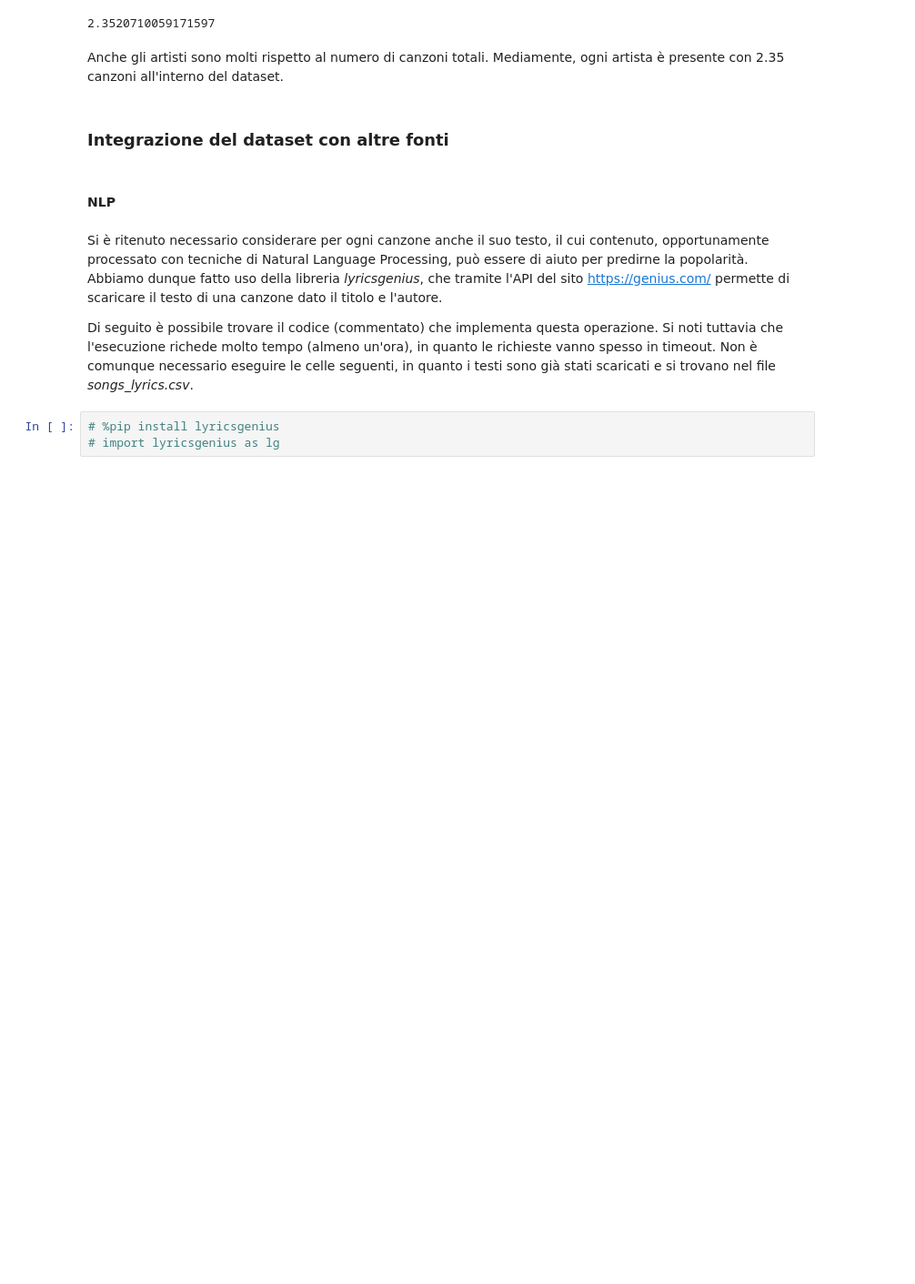
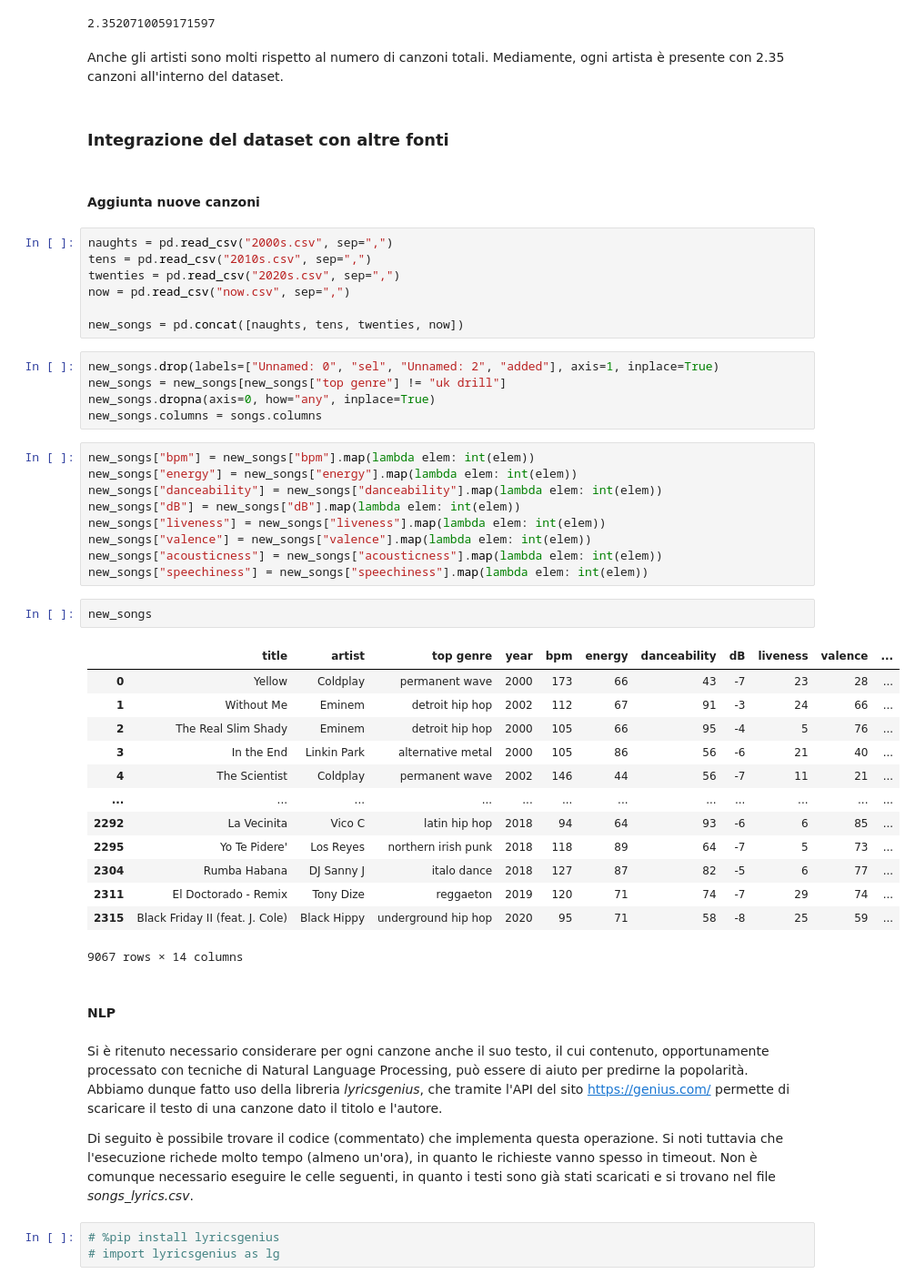
Before and after one commit to AndreaZavatta/Songs-Popularity-Prediction, a Jupyter notebook: songs-popularity-prediction.ipynb, the cells around one changed output. Shown at 91% size. Cells and saved outputs as stored; diff of their text form; blank space fills up the shorter version.

```diff
--- a/songs-popularity-prediction.ipynb
+++ b/songs-popularity-prediction.ipynb
@@ -176,6 +176,45 @@ songs["artist"].count() / songs["artist"].value_counts().count()
 Anche gli artisti sono molti rispetto al numero di canzoni totali. Mediamente, ogni artista è presente con 2.35 canzoni all'interno del dataset.
 # %% [markdown]
 ### Integrazione del dataset con altre fonti
+# %% [markdown]
+#### Aggiunta nuove canzoni
+# %%
+naughts = pd.read_csv("2000s.csv", sep=",")
+tens = pd.read_csv("2010s.csv", sep=",")
+twenties = pd.read_csv("2020s.csv", sep=",")
+now = pd.read_csv("now.csv", sep=",")
+
+new_songs = pd.concat([naughts, tens, twenties, now])
+# %%
+new_songs.drop(labels=["Unnamed: 0", "sel", "Unnamed: 2", "added"], axis=1, inplace=True)
+new_songs = new_songs[new_songs["top genre"] != "uk drill"]
+new_songs.dropna(axis=0, how="any", inplace=True)
+new_songs.columns = songs.columns
+# %%
+new_songs["bpm"] = new_songs["bpm"].map(lambda elem: int(elem))
+new_songs["energy"] = new_songs["energy"].map(lambda elem: int(elem))
+new_songs["danceability"] = new_songs["danceability"].map(lambda elem: int(elem))
+new_songs["dB"] = new_songs["dB"].map(lambda elem: int(elem))
+new_songs["liveness"] = new_songs["liveness"].map(lambda elem: int(elem))
+new_songs["valence"] = new_songs["valence"].map(lambda elem: int(elem))
+new_songs["acousticness"] = new_songs["acousticness"].map(lambda elem: int(elem))
+new_songs["speechiness"] = new_songs["speechiness"].map(lambda elem: int(elem))
+# %%
+new_songs
+# %% [output]
+|  | title | artist | top genre | year | bpm | energy | danceability | dB | liveness | valence | ... |
+| 0 | Yellow | Coldplay | permanent wave | 2000 | 173 | 66 | 43 | -7 | 23 | 28 | ... |
+| 1 | Without Me | Eminem | detroit hip hop | 2002 | 112 | 67 | 91 | -3 | 24 | 66 | ... |
+| 2 | The Real Slim Shady | Eminem | detroit hip hop | 2000 | 105 | 66 | 95 | -4 | 5 | 76 | ... |
+| 3 | In the End | Linkin Park | alternative metal | 2000 | 105 | 86 | 56 | -6 | 21 | 40 | ... |
+| 4 | The Scientist | Coldplay | permanent wave | 2002 | 146 | 44 | 56 | -7 | 11 | 21 | ... |
+| ... | ... | ... | ... | ... | ... | ... | ... | ... | ... | ... | ... |
+| 2292 | La Vecinita | Vico C | latin hip hop | 2018 | 94 | 64 | 93 | -6 | 6 | 85 | ... |
+| 2295 | Yo Te Pidere' | Los Reyes | northern irish punk | 2018 | 118 | 89 | 64 | -7 | 5 | 73 | ... |
+| 2304 | Rumba Habana | DJ Sanny J | italo dance | 2018 | 127 | 87 | 82 | -5 | 6 | 77 | ... |
+| 2311 | El Doctorado - Remix | Tony Dize | reggaeton | 2019 | 120 | 71 | 74 | -7 | 29 | 74 | ... |
+| 2315 | Black Friday II (feat. J. Cole) | Black Hippy | underground hip hop | 2020 | 95 | 71 | 58 | -8 | 25 | 59 | ... |
+9067 rows × 14 columns
 # %% [markdown]
 #### NLP
 # %% [markdown]
```
Also changed, not shown: parts of 4 cells of this notebook.
